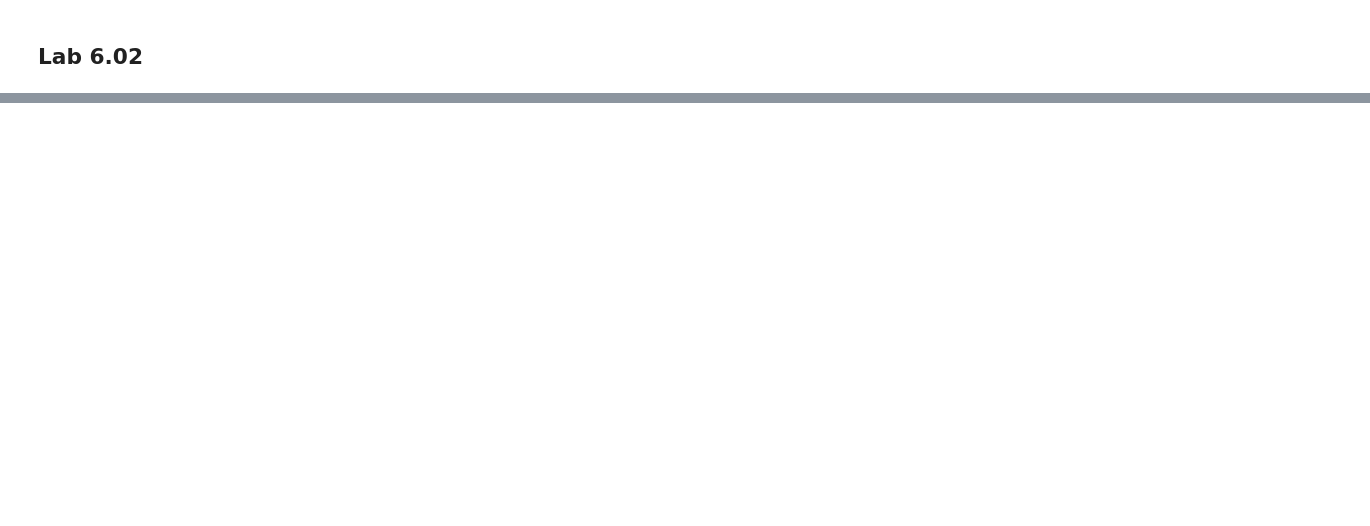
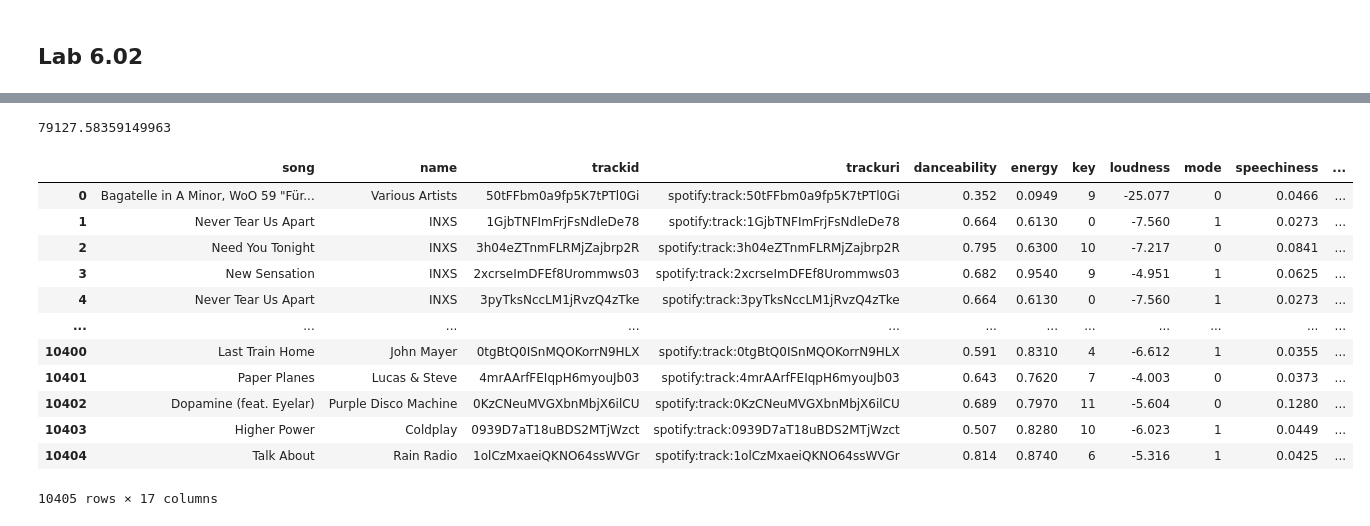
Before and after one commit to renejansen-in/lab-unsupervised-learning-intro, a Jupyter notebook: Lab_unsupervised_learning.ipynb, the cells around one changed output, grey strips where cells are left out. Drawn from its saved outputs; the diff is of its cells as text; code cells hidden in the pictures; blank space fills up the shorter version.

```diff
--- a/Lab_unsupervised_learning.ipynb
+++ b/Lab_unsupervised_learning.ipynb
@@ -261,0 +449,5 @@ len(song_lake)
+# %%
+# there is a little elbow to be seen at 6, or maybe at 8
+kmeans.inertia_
+# %% [output]
+79127.58359149963
@@ -261,0 +458,16 @@ len(song_lake)
+# %%
+song_lake_clustered
+# %% [output]
+|  | song | name | trackid | trackuri | danceability | energy | key | loudness | mode | speechiness | ... |
+| 0 | Bagatelle in A Minor, WoO 59 "Für... | Various Artists | 50tFFbm0a9fp5K7tPTl0Gi | spotify:track:50tFFbm0a9fp5K7tPTl0Gi | 0.352 | 0.0949 | 9 | -25.077 | 0 | 0.0466 | ... |
+| 1 | Never Tear Us Apart | INXS | 1GjbTNFImFrjFsNdleDe78 | spotify:track:1GjbTNFImFrjFsNdleDe78 | 0.664 | 0.6130 | 0 | -7.560 | 1 | 0.0273 | ... |
+| 2 | Need You Tonight | INXS | 3h04eZTnmFLRMjZajbrp2R | spotify:track:3h04eZTnmFLRMjZajbrp2R | 0.795 | 0.6300 | 10 | -7.217 | 0 | 0.0841 | ... |
+| 3 | New Sensation | INXS | 2xcrseImDFEf8Urommws03 | spotify:track:2xcrseImDFEf8Urommws03 | 0.682 | 0.9540 | 9 | -4.951 | 1 | 0.0625 | ... |
+| 4 | Never Tear Us Apart | INXS | 3pyTksNccLM1jRvzQ4zTke | spotify:track:3pyTksNccLM1jRvzQ4zTke | 0.664 | 0.6130 | 0 | -7.560 | 1 | 0.0273 | ... |
+| ... | ... | ... | ... | ... | ... | ... | ... | ... | ... | ... | ... |
+| 10400 | Last Train Home | John Mayer | 0tgBtQ0ISnMQOKorrN9HLX | spotify:track:0tgBtQ0ISnMQOKorrN9HLX | 0.591 | 0.8310 | 4 | -6.612 | 1 | 0.0355 | ... |
+| 10401 | Paper Planes | Lucas & Steve | 4mrAArfFEIqpH6myouJb03 | spotify:track:4mrAArfFEIqpH6myouJb03 | 0.643 | 0.7620 | 7 | -4.003 | 0 | 0.0373 | ... |
+| 10402 | Dopamine (feat. Eyelar) | Purple Disco Machine | 0KzCNeuMVGXbnMbjX6ilCU | spotify:track:0KzCNeuMVGXbnMbjX6ilCU | 0.689 | 0.7970 | 11 | -5.604 | 0 | 0.1280 | ... |
+| 10403 | Higher Power | Coldplay | 0939D7aT18uBDS2MTjWzct | spotify:track:0939D7aT18uBDS2MTjWzct | 0.507 | 0.8280 | 10 | -6.023 | 1 | 0.0449 | ... |
+| 10404 | Talk About | Rain Radio | 1olCzMxaeiQKNO64ssWVGr | spotify:track:1olCzMxaeiQKNO64ssWVGr | 0.814 | 0.8740 | 6 | -5.316 | 1 | 0.0425 | ... |
+10405 rows × 17 columns
```
Also changed, not shown: parts of 33 cells of this notebook, 10 other files.
